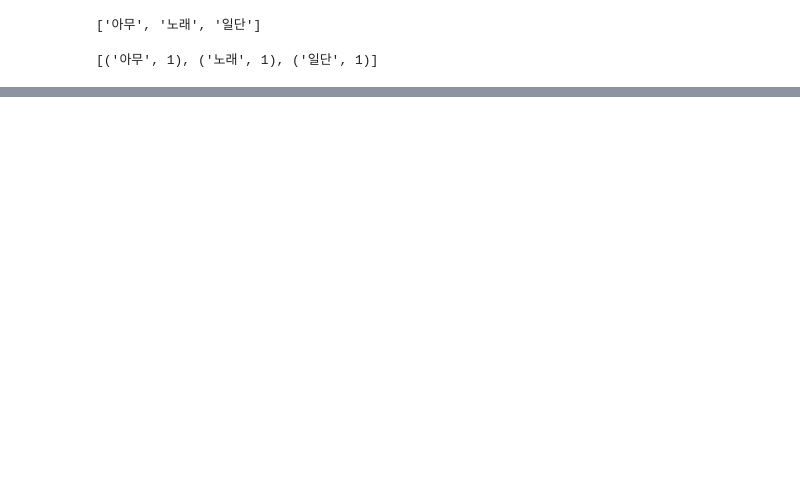
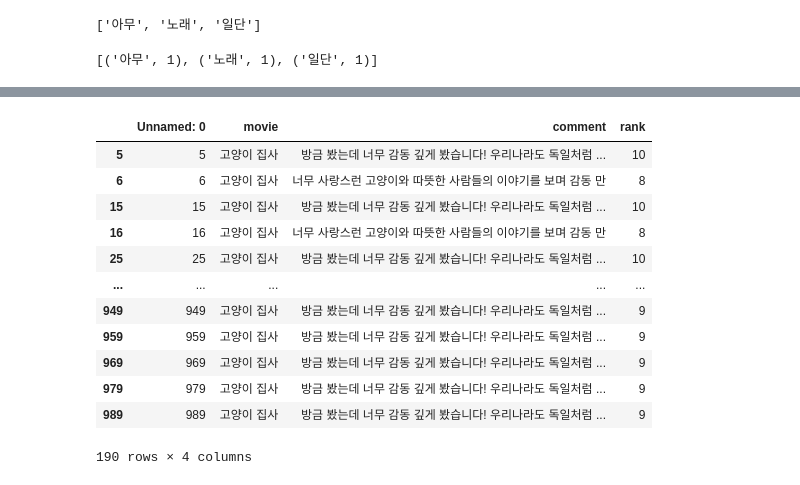
Before and after one commit to one-west/Data_Analyze, a Jupyter notebook: 12장/Example.ipynb, the cells around one changed output, grey strips where cells are left out. Drawn from its saved outputs; the diff is of its cells as text; code cells hidden in the pictures; blank space fills up the shorter version.

```diff
--- a/12장/Example.ipynb
+++ b/12장/Example.ipynb
@@ -128,0 +320,20 @@ from wordcloud import WordCloud
+# %%
+# 고양이 집사 데이터만 추출하기
+okt = Okt()
+
+cat_df = dict_df[dict_df.movie == "고양이 집사"]
+cat_df
+# %% [output]
+|  | Unnamed: 0 | movie | comment | rank |
+| 5 | 5 | 고양이 집사 | 방금 봤는데 너무 감동 깊게 봤습니다! 우리나라도 독일처럼 ... | 10 |
+| 6 | 6 | 고양이 집사 | 너무 사랑스런 고양이와 따뜻한 사람들의 이야기를 보며 감동 만 | 8 |
+| 15 | 15 | 고양이 집사 | 방금 봤는데 너무 감동 깊게 봤습니다! 우리나라도 독일처럼 ... | 10 |
+| 16 | 16 | 고양이 집사 | 너무 사랑스런 고양이와 따뜻한 사람들의 이야기를 보며 감동 만 | 8 |
+| 25 | 25 | 고양이 집사 | 방금 봤는데 너무 감동 깊게 봤습니다! 우리나라도 독일처럼 ... | 10 |
+| ... | ... | ... | ... | ... |
+| 949 | 949 | 고양이 집사 | 방금 봤는데 너무 감동 깊게 봤습니다! 우리나라도 독일처럼 ... | 9 |
+| 959 | 959 | 고양이 집사 | 방금 봤는데 너무 감동 깊게 봤습니다! 우리나라도 독일처럼 ... | 9 |
+| 969 | 969 | 고양이 집사 | 방금 봤는데 너무 감동 깊게 봤습니다! 우리나라도 독일처럼 ... | 9 |
+| 979 | 979 | 고양이 집사 | 방금 봤는데 너무 감동 깊게 봤습니다! 우리나라도 독일처럼 ... | 9 |
+| 989 | 989 | 고양이 집사 | 방금 봤는데 너무 감동 깊게 봤습니다! 우리나라도 독일처럼 ... | 9 |
+190 rows × 4 columns
```
Also changed, not shown: parts of 20 cells of this notebook, 1 other file.
